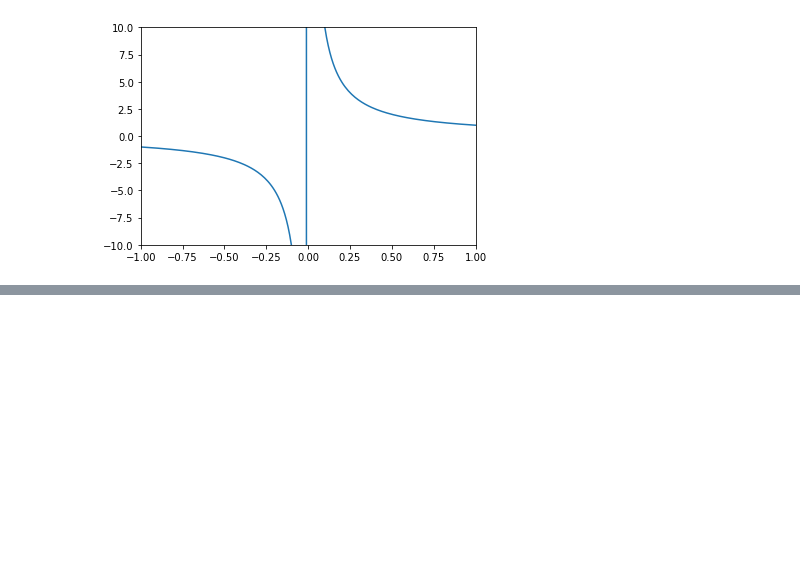
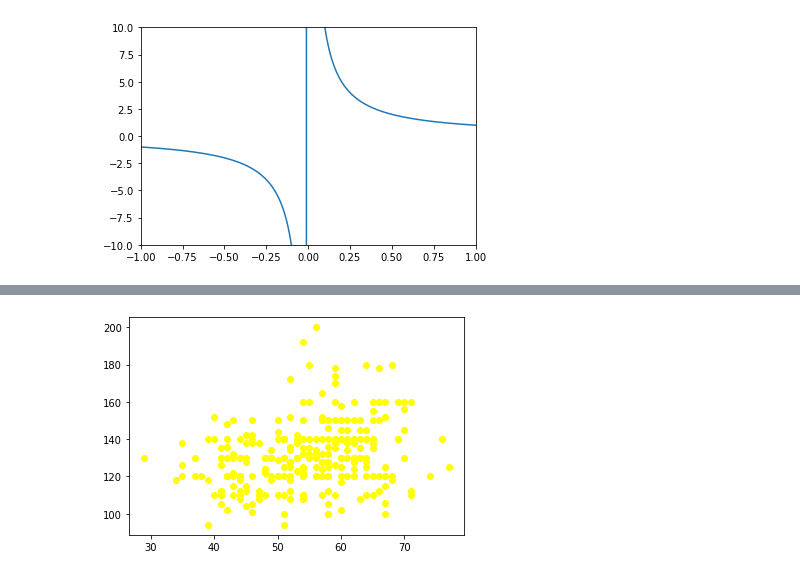
Before and after one commit to kevinDlan/notebook, a Jupyter notebook: Pyplot.ipynb, the cells around one changed output, grey strips where cells are left out. Cells and saved outputs as stored; diff of their text form; code cells hidden in the pictures; blank space fills up the shorter version.

```diff
--- a/Pyplot.ipynb
+++ b/Pyplot.ipynb
@@ -129,0 +176,7 @@ plt.close()
+# %%
+X = df['age'].values
+Y = df['pression'].values
+plt.plot(X,Y,'o',color = 'yellow')
+plt.show()
+# %% [output]
+[figure, added]
```
Also changed, not shown: parts of 8 cells of this notebook, 1 other file.
